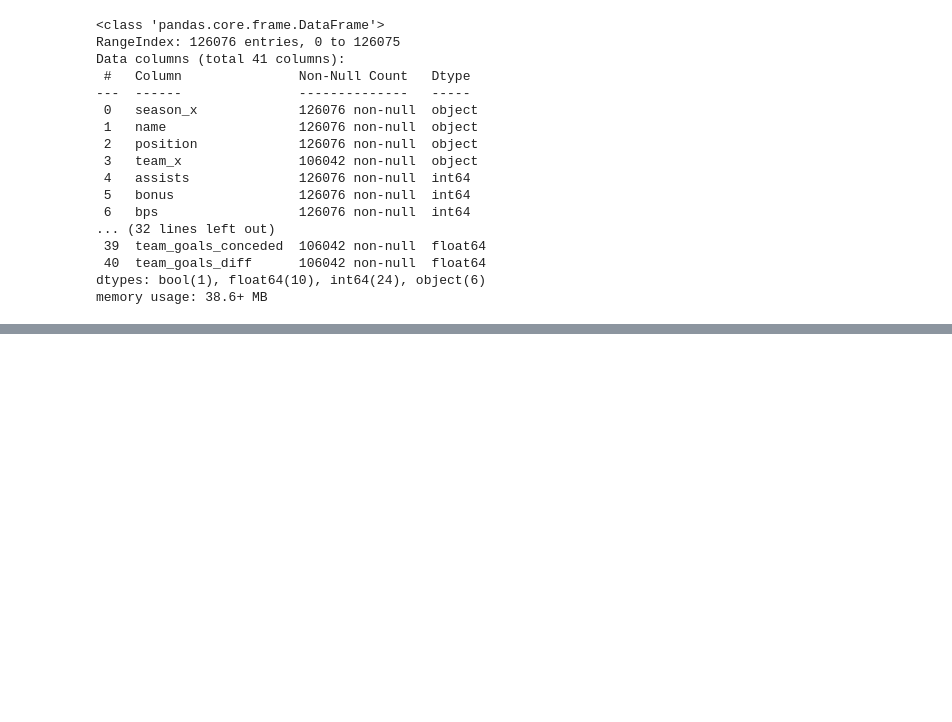
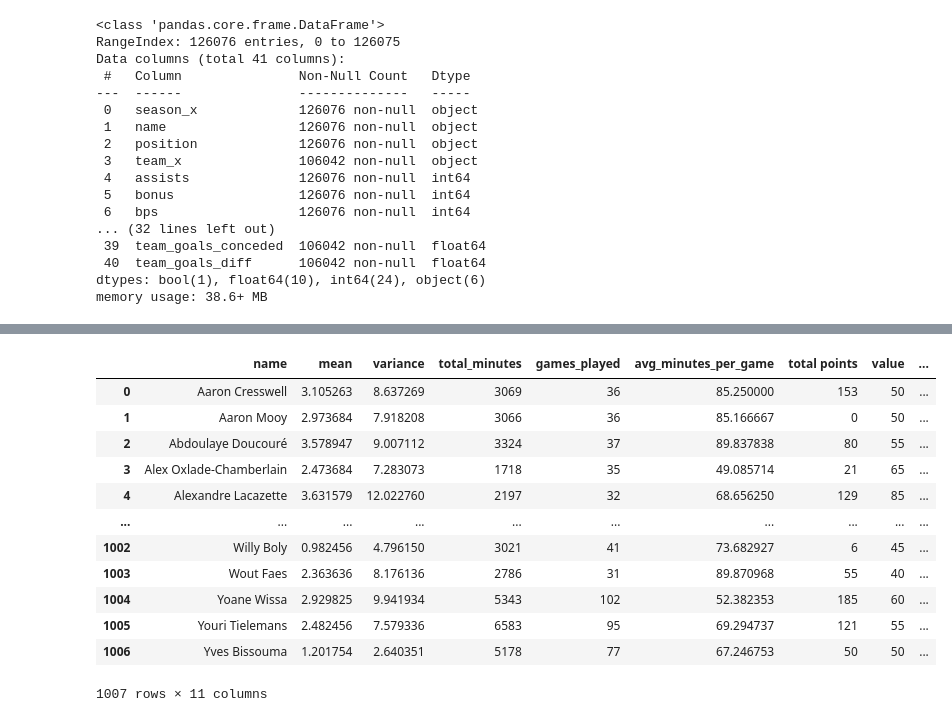
Before and after one commit to TKWaititu/fpl, a Jupyter notebook: fpl squad sim.ipynb, the cells around one changed output, grey strips where cells are left out. Drawn from its saved outputs; the diff is of its cells as text; code cells hidden in the pictures; blank space fills up the shorter version.

```diff
--- a/fpl squad sim.ipynb
+++ b/fpl squad sim.ipynb
@@ -77,5 +150,21 @@ for key, value in season_dict.items():
 
     final_data['season'] = key
     all_season_data = pd.concat([all_season_data,final_data], ignore_index=True)
+# %%
+all_season_data
+# %% [output]
+|  | name | mean | variance | total_minutes | games_played | avg_minutes_per_game | total points | value | ... |
+| 0 | Aaron Cresswell | 3.105263 | 8.637269 | 3069 | 36 | 85.250000 | 153 | 50 | ... |
+| 1 | Aaron Mooy | 2.973684 | 7.918208 | 3066 | 36 | 85.166667 | 0 | 50 | ... |
+| 2 | Abdoulaye Doucouré | 3.578947 | 9.007112 | 3324 | 37 | 89.837838 | 80 | 55 | ... |
+| 3 | Alex Oxlade-Chamberlain | 2.473684 | 7.283073 | 1718 | 35 | 49.085714 | 21 | 65 | ... |
+| 4 | Alexandre Lacazette | 3.631579 | 12.022760 | 2197 | 32 | 68.656250 | 129 | 85 | ... |
+| ... | ... | ... | ... | ... | ... | ... | ... | ... | ... |
+| 1002 | Willy Boly | 0.982456 | 4.796150 | 3021 | 41 | 73.682927 | 6 | 45 | ... |
+| 1003 | Wout Faes | 2.363636 | 8.176136 | 2786 | 31 | 89.870968 | 55 | 40 | ... |
+| 1004 | Yoane Wissa | 2.929825 | 9.941934 | 5343 | 102 | 52.382353 | 185 | 60 | ... |
+| 1005 | Youri Tielemans | 2.482456 | 7.579336 | 6583 | 95 | 69.294737 | 121 | 55 | ... |
+| 1006 | Yves Bissouma | 1.201754 | 2.640351 | 5178 | 77 | 67.246753 | 50 | 50 | ... |
+1007 rows × 11 columns
 # %%
 # brief look at the player means, variances, games and minutes played compared to their performance during the current season
```
Also changed, not shown: parts of 22 cells of this notebook.
